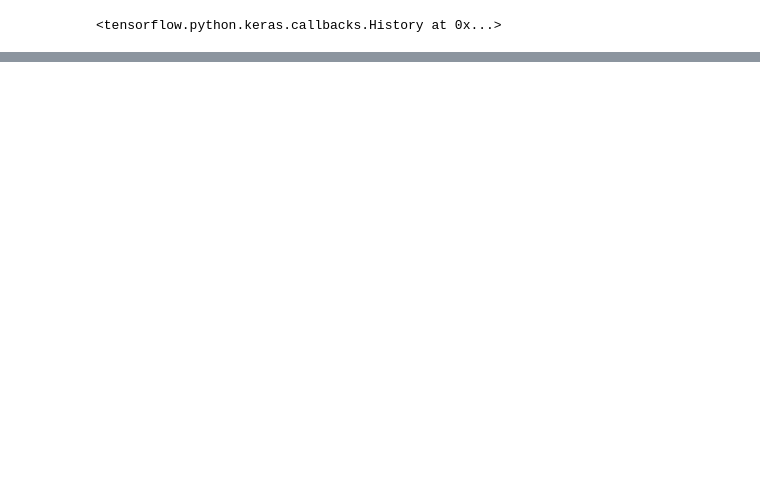
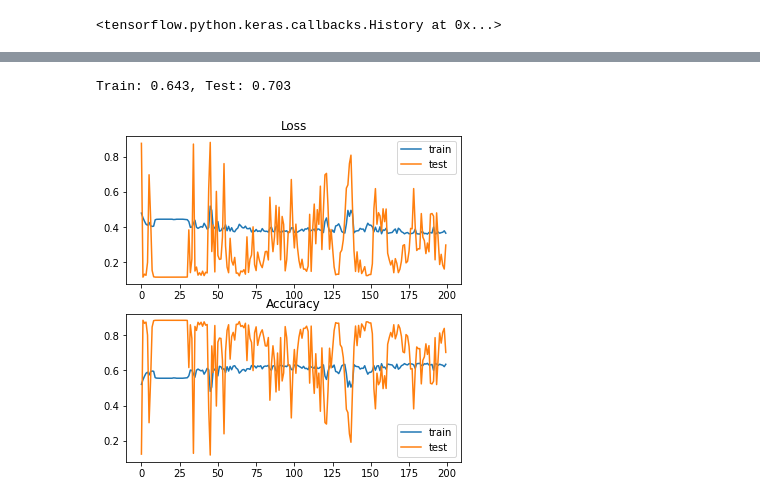
Before and after one commit to shridevinb/diabetes_interpretation, a Jupyter notebook: MLP.ipynb, the cells around one changed output, grey strips where cells are left out. Drawn from its saved outputs; the diff is of its cells as text; code cells hidden in the pictures; blank space fills up the shorter version.

```diff
--- a/MLP.ipynb
+++ b/MLP.ipynb
@@ -519,0 +532,3 @@ KeyError: 'loss'
+# %%
+model7.fit(X_train, y_train, epochs=30, validation_data=(X_test,y_test),
+           batch_size=50)
@@ -519,0 +638,6 @@ KeyError: 'loss'
+# %%
+model10 = create_model10()
+model10.compile(optimizer=optimizer,
+              loss='mse',
+              metrics=['accuracy'])
+model10.summary()
@@ -519,0 +661,3 @@ KeyError: 'loss'
+# %%
+model10.fit(X_train, y_train, epochs=200, validation_data=(X_test,y_test),
+           batch_size=16)
@@ -519,0 +683,6 @@ KeyError: 'loss'
+# %%
+loss = model10.history.history['loss']
+val_loss = model10.history.history['val_loss']
+accuracy = model10.history.history['accuracy']
+val_accuracy = model10.history.history['val_accuracy']
+loss, val_loss, accuracy, val_accuracy
@@ -519,0 +707,22 @@ KeyError: 'loss'
+# %%
+# evaluate the model
+_, train_acc = model10.evaluate(X_train, y_train, verbose=0)
+_, test_acc = model10.evaluate(X_test, y_test, verbose=0)
+print('Train: %.3f, Test: %.3f' % (train_acc, test_acc))
+# plot loss during training
+pyplot.figure(figsize=(6, 6))
+pyplot.subplot(211)
+pyplot.title('Loss')
+pyplot.plot(loss, label='train')
+pyplot.plot(val_loss, label='test')
+pyplot.legend()
+# plot accuracy during training
+pyplot.subplot(212)
+pyplot.title('Accuracy')
+pyplot.plot(accuracy, label='train')
+pyplot.plot(val_accuracy, label='test')
+pyplot.legend()
+pyplot.show()
+# %% [output]
+Train: 0.643, Test: 0.703
+[figure, added]
```
Also changed, not shown: parts of 49 cells of this notebook, 14 other files.
